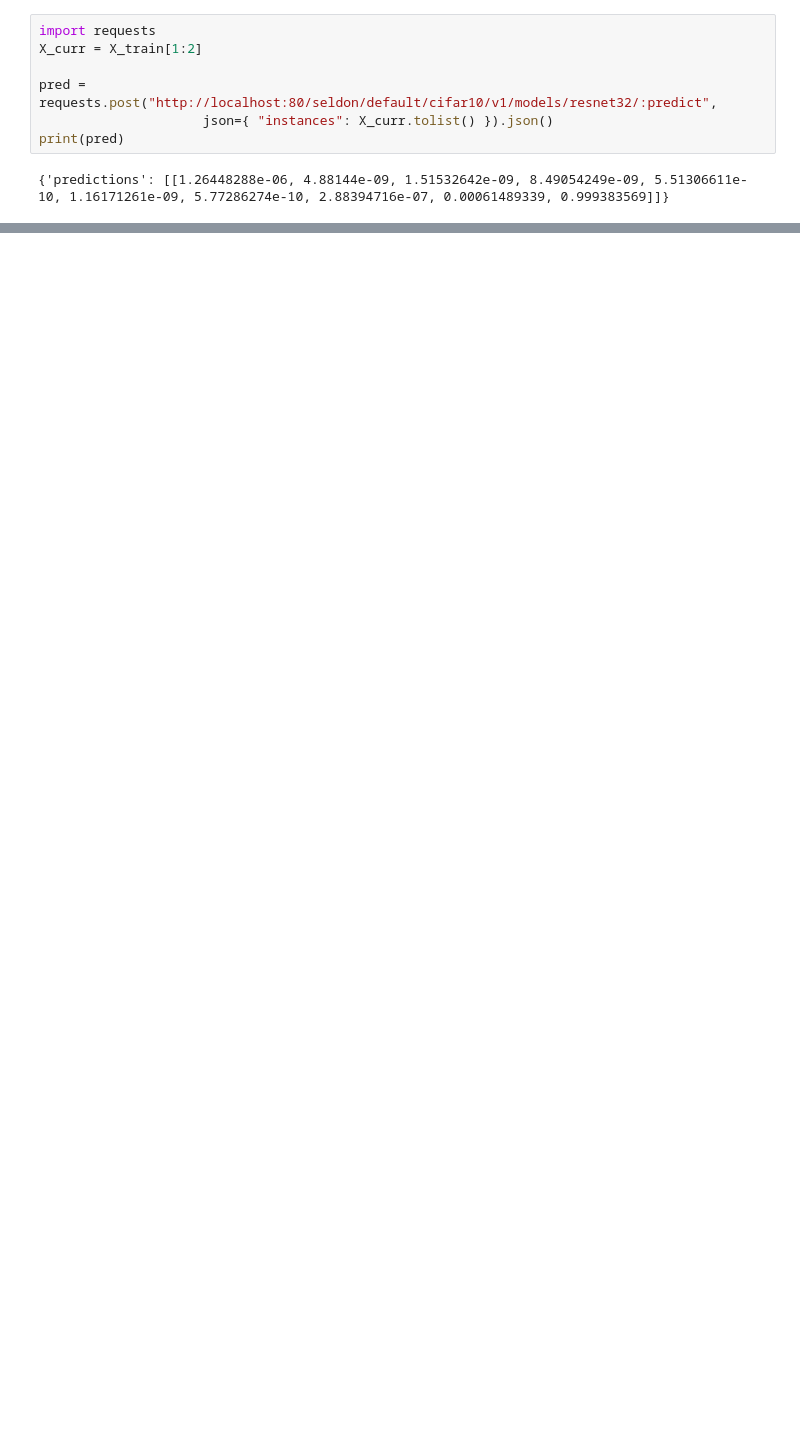
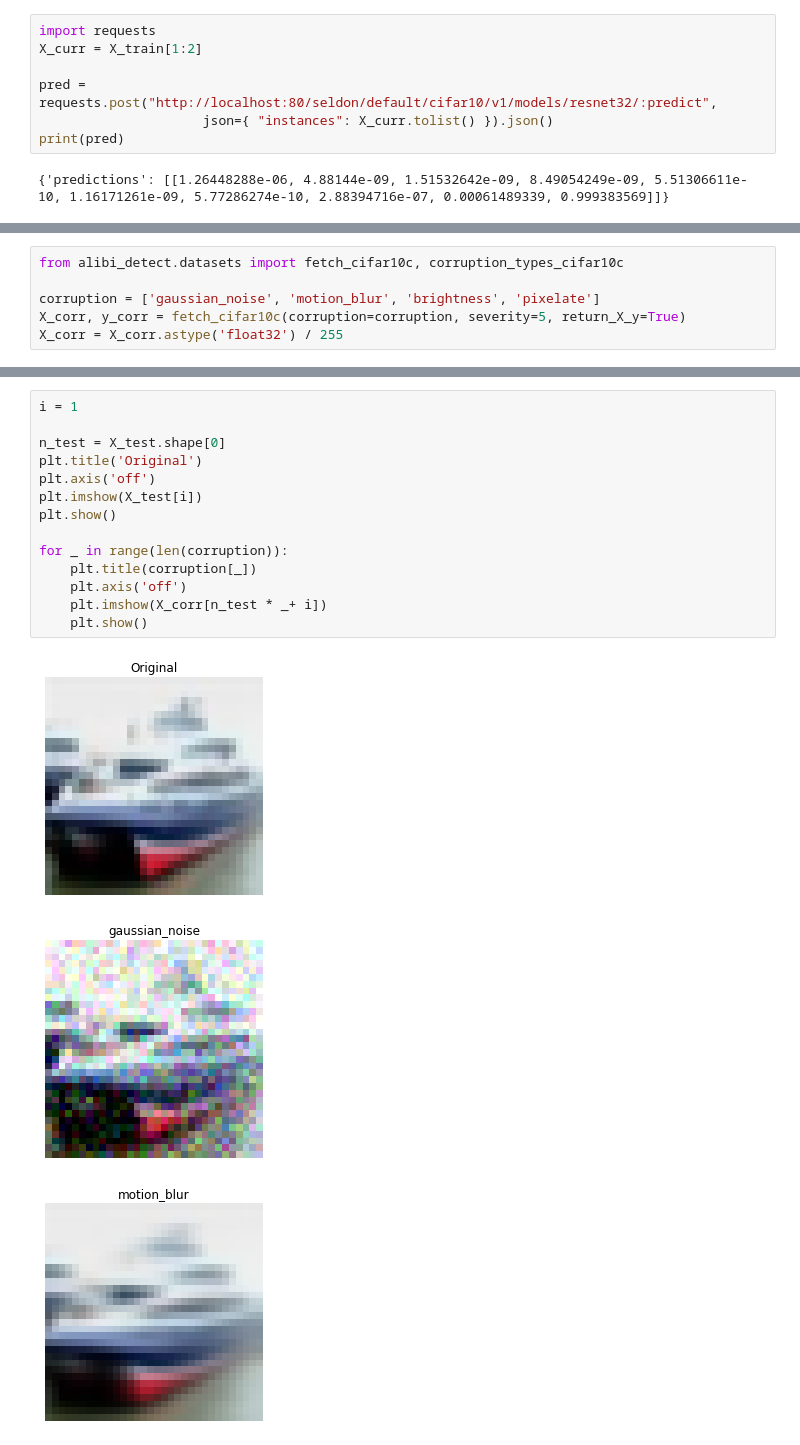
Before and after one commit to axsaucedo/seldon_experiments, a Jupyter notebook: monitoring-talk/cifar10_example.ipynb, the cells around one changed output, grey strips where cells are left out. Cells and saved outputs as stored; diff of their text form; blank space fills up the shorter version.

```diff
--- a/monitoring-talk/cifar10_example.ipynb
+++ b/monitoring-talk/cifar10_example.ipynb
@@ -390,0 +606,6 @@ print(pred)
+# %%
+from alibi_detect.datasets import fetch_cifar10c, corruption_types_cifar10c
+
+corruption = ['gaussian_noise', 'motion_blur', 'brightness', 'pixelate']
+X_corr, y_corr = fetch_cifar10c(corruption=corruption, severity=5, return_X_y=True)
+X_corr = X_corr.astype('float32') / 255
@@ -390,0 +617,18 @@ print(pred)
+# %%
+i = 1
+
+n_test = X_test.shape[0]
+plt.title('Original')
+plt.axis('off')
+plt.imshow(X_test[i])
+plt.show()
+
+for _ in range(len(corruption)):
+    plt.title(corruption[_])
+    plt.axis('off')
+    plt.imshow(X_corr[n_test * _+ i])
+    plt.show()
+# %% [output]
+[figure, added]
+[figure, added]
+[figure, added]
```
Also changed, not shown: parts of 50 cells of this notebook.
